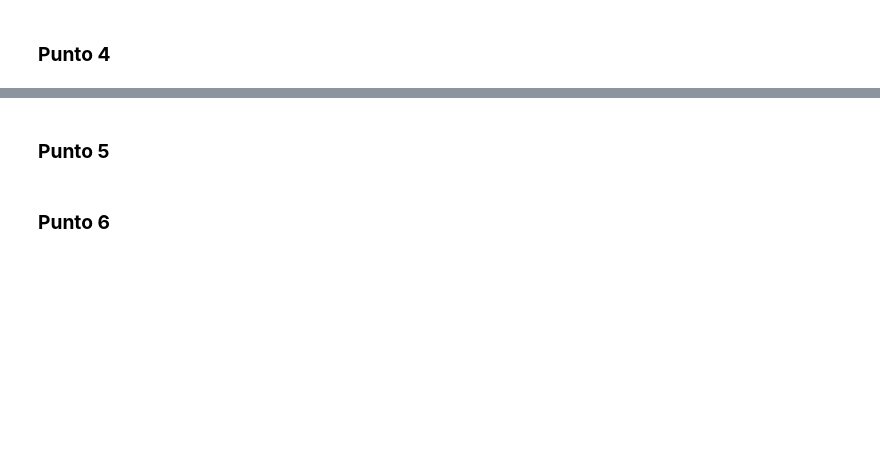
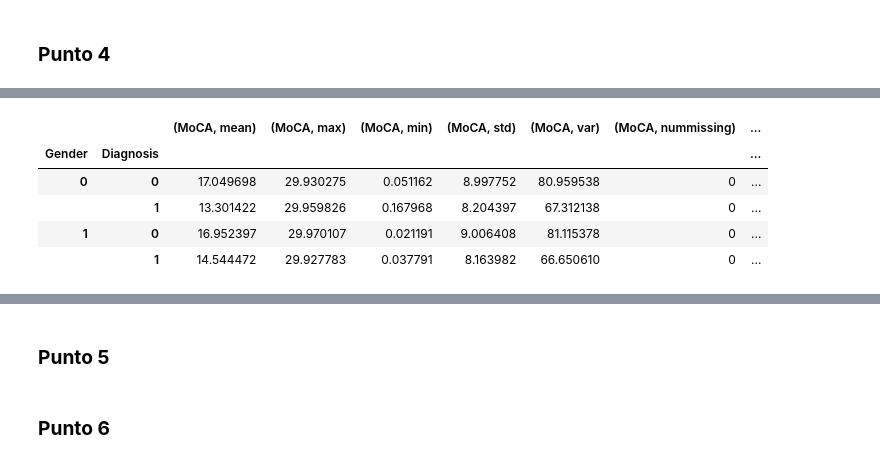
Before and after one commit to Lmarvq/Proyecto-1, a Jupyter notebook: Proyecto_1.ipynb, the cells around one changed output, grey strips where cells are left out. Drawn from its saved outputs; the diff is of its cells as text; code cells hidden in the pictures; blank space fills up the shorter version.

```diff
--- a/Proyecto_1.ipynb
+++ b/Proyecto_1.ipynb
@@ -949,0 +1065,9 @@ plt.show()
+# %%
+resumen_estadistico(df_csv,grupos=['Gender', 'Diagnosis'],columnas=['MoCA'])
+# %% [output]
+|  |  | (MoCA, mean) | (MoCA, max) | (MoCA, min) | (MoCA, std) | (MoCA, var) | (MoCA, nummissing) | ... |
+| Gender | Diagnosis |  |  |  |  |  |  | ... |
+| 0 | 0 | 17.049698 | 29.930275 | 0.051162 | 8.997752 | 80.959538 | 0 | ... |
+|  | 1 | 13.301422 | 29.959826 | 0.167968 | 8.204397 | 67.312138 | 0 | ... |
+| 1 | 0 | 16.952397 | 29.970107 | 0.021191 | 9.006408 | 81.115378 | 0 | ... |
+|  | 1 | 14.544472 | 29.927783 | 0.037791 | 8.163982 | 66.650610 | 0 | ... |
```
Also changed, not shown: parts of 7 cells of this notebook.
